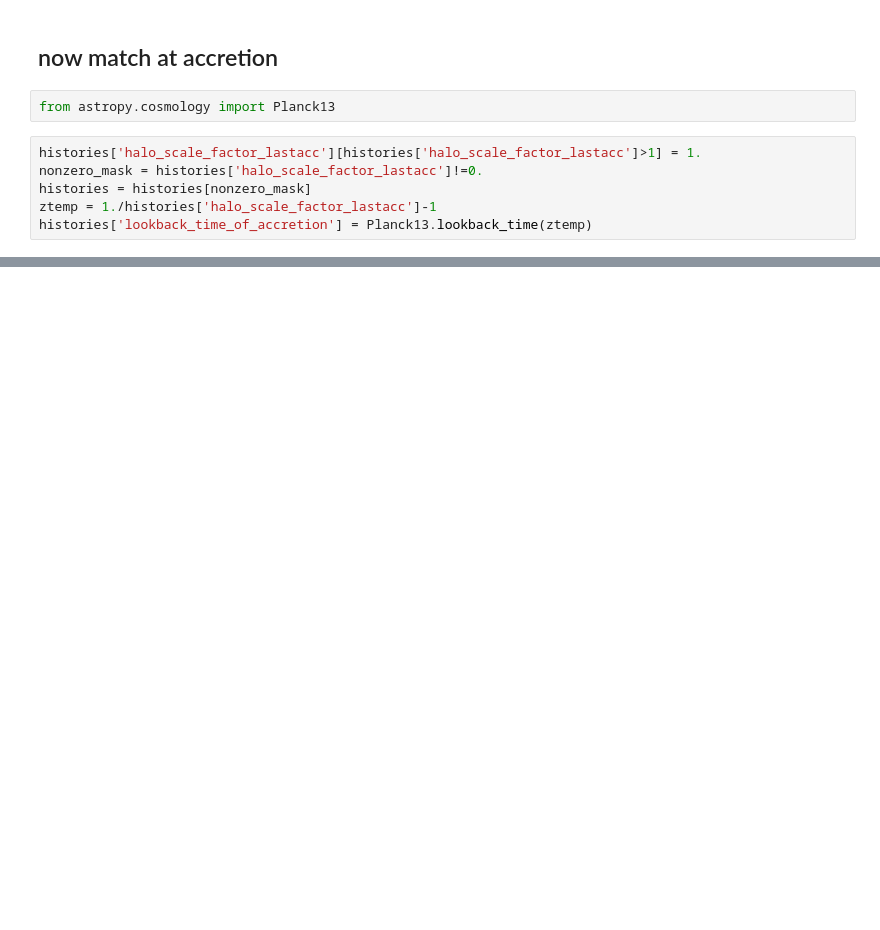
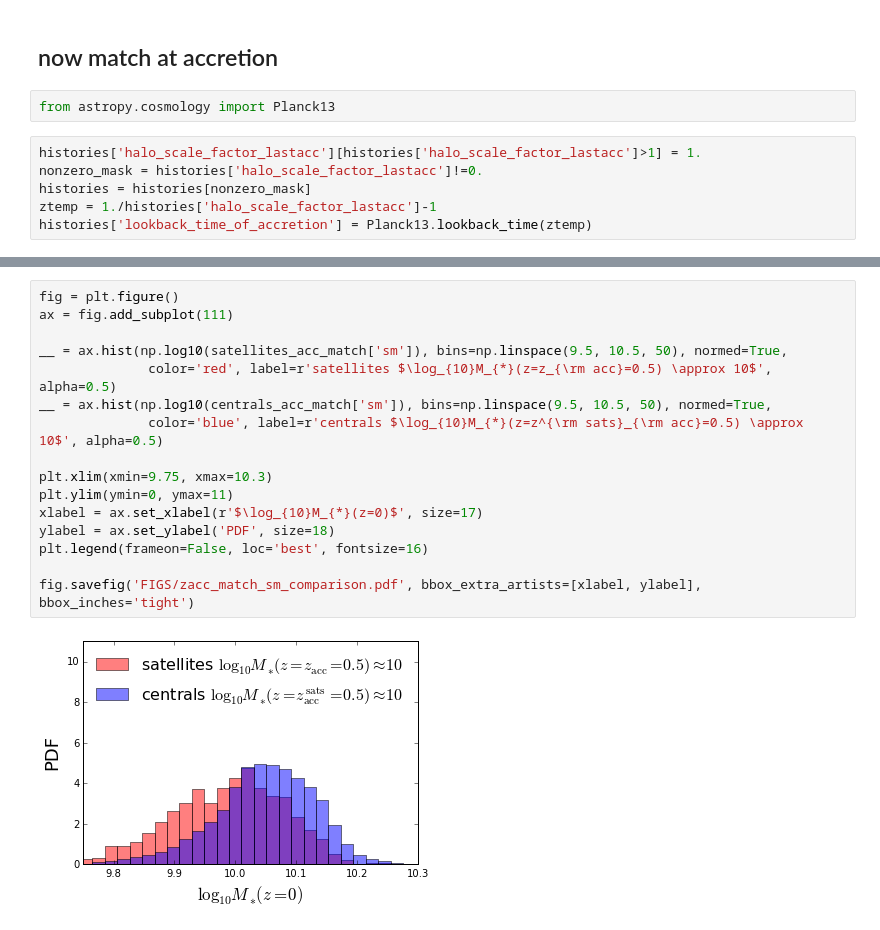
Before and after one commit to aphearin/time_evolving_cam_utils, a Jupyter notebook: continued_sat_growth.ipynb, the cells around one changed output, grey strips where cells are left out. Saved outputs shown, nothing was run; the diff lists cells and outputs as text; blank space fills up the shorter version.

```diff
--- a/continued_sat_growth.ipynb
+++ b/continued_sat_growth.ipynb
@@ -111,0 +128,18 @@ histories['lookback_time_of_accretion'] = Planck13.lookback_time(ztemp)
+# %%
+fig = plt.figure()
+ax = fig.add_subplot(111)
+
+__ = ax.hist(np.log10(satellites_acc_match['sm']), bins=np.linspace(9.5, 10.5, 50), normed=True,
+              color='red', label=r'satellites $\log_{10}M_{*}(z=z_{\rm acc}=0.5) \approx 10$', alpha=0.5)
+__ = ax.hist(np.log10(centrals_acc_match['sm']), bins=np.linspace(9.5, 10.5, 50), normed=True,
+              color='blue', label=r'centrals $\log_{10}M_{*}(z=z^{\rm sats}_{\rm acc}=0.5) \approx 10$', alpha=0.5)
+
+plt.xlim(xmin=9.75, xmax=10.3)
+plt.ylim(ymin=0, ymax=11)
+xlabel = ax.set_xlabel(r'$\log_{10}M_{*}(z=0)$', size=17)
+ylabel = ax.set_ylabel('PDF', size=18)
+plt.legend(frameon=False, loc='best', fontsize=16)
+
+fig.savefig('FIGS/zacc_match_sm_comparison.pdf', bbox_extra_artists=[xlabel, ylabel], bbox_inches='tight')
+# %% [output]
+[figure, added]
```
Also changed, not shown: parts of 4 cells of this notebook.
